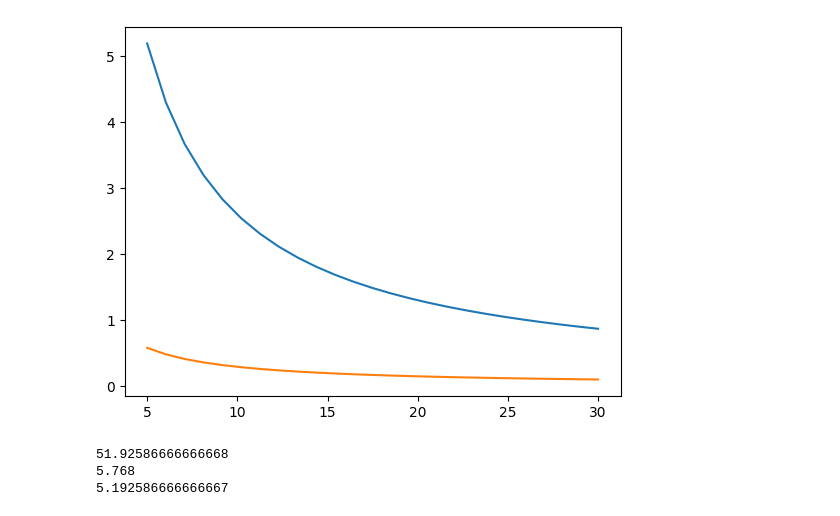
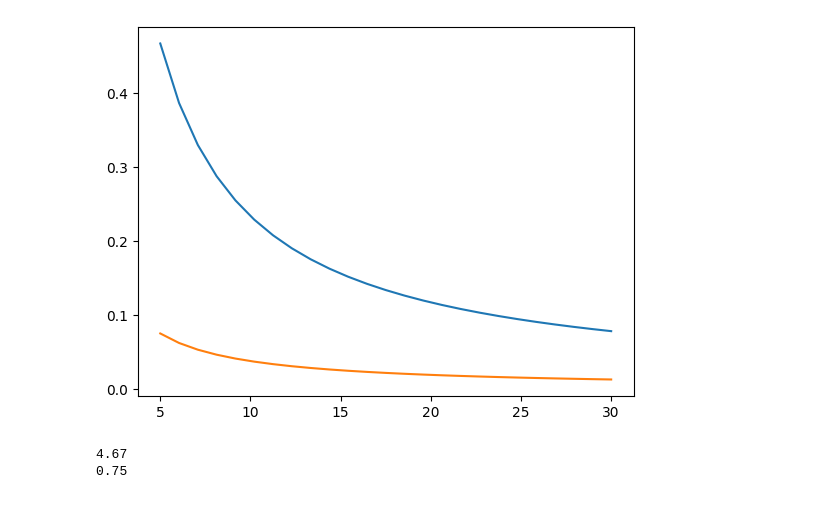
Before and after one commit to dimasmb/ELectronicaIV_TP2, a Jupyter notebook: Buck-Boost.ipynb, the cells around one changed output. Cells and saved outputs as stored; diff of their text form; code cells hidden in the pictures.

```diff
--- a/Buck-Boost.ipynb
+++ b/Buck-Boost.ipynb
@@ -13,44 +13,42 @@ Fs=100e3
 Bmax=0.2
 
 Idc=0.08
 
-N1 = 32
-N2 = 1
-N3 = 3
+N1 = 50
+N2 = 2
+N3 = 5
 
-L2=4e-6
-L3 = 36e-6
+L2 = 16e-6
+L3 =100e-6
 
-Io2 = 1.664
-Io3 = 0.555
+Io2 = 1.3
+Io3 = 0.52
 
 V2 = Vd*N2/N1
 V3 = Vd*N3/N1
 
 Vo2 = Vd*(N2/N1)*(D/(1-D))
 Vo3 = Vd*(N3/N1)*(D/(1-D))
 
 delta_Vo = 0.05
 
 C2 = lambda x: abs(((Io2*D/Fs) + ((-Vo2*(1-2*D))/(2*L2*pow(Fs, 2))))/(x*Vo2))
 
 C3 = lambda x: abs(((Io3*D/Fs) + ((-Vo3*(1-2*D))/(2*L3*pow(Fs, 2))))/(x*Vo3))
 
 dVo2 = lambda c:  abs(((Io2*D/Fs) + ((-Vo2*(1-2*D))/(2*L2*pow(Fs, 2))))/(c))
 
 dVo3 = lambda c: abs(((Io3*D/Fs) + ((-Vo3*(1-2*D))/(2*L3*pow(Fs, 2))))/(c))
 
 dVo = np.linspace(5, 30, 25)
 
 plt.plot(dVo, C2(dVo/10)*1e6)
 plt.plot(dVo, C3(dVo/10)*1e6)
 plt.show()
 
-print(C2(delta_Vo)*1e6)
-print(C3(delta_Vo)*1e6)
-print(dVo2(50e-6)*100/Vo2)
+print(round(C2(delta_Vo)*1e6, 2))
+print(round(C3(delta_Vo)*1e6, 2))
 # %% [output]
-[figure, old version]
+[figure, new version]
-51.92586666666668
-5.768
-5.192586666666667
+4.67
+0.75
```
Also changed, not shown: 2 other files.
